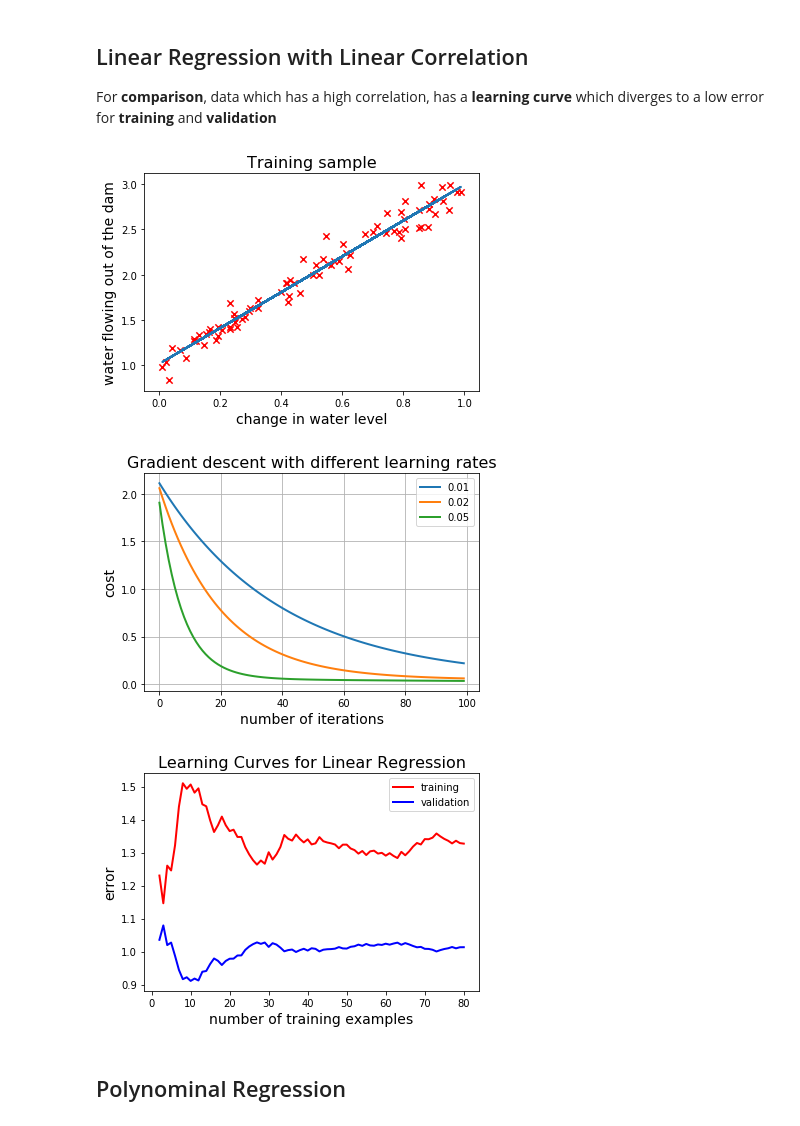
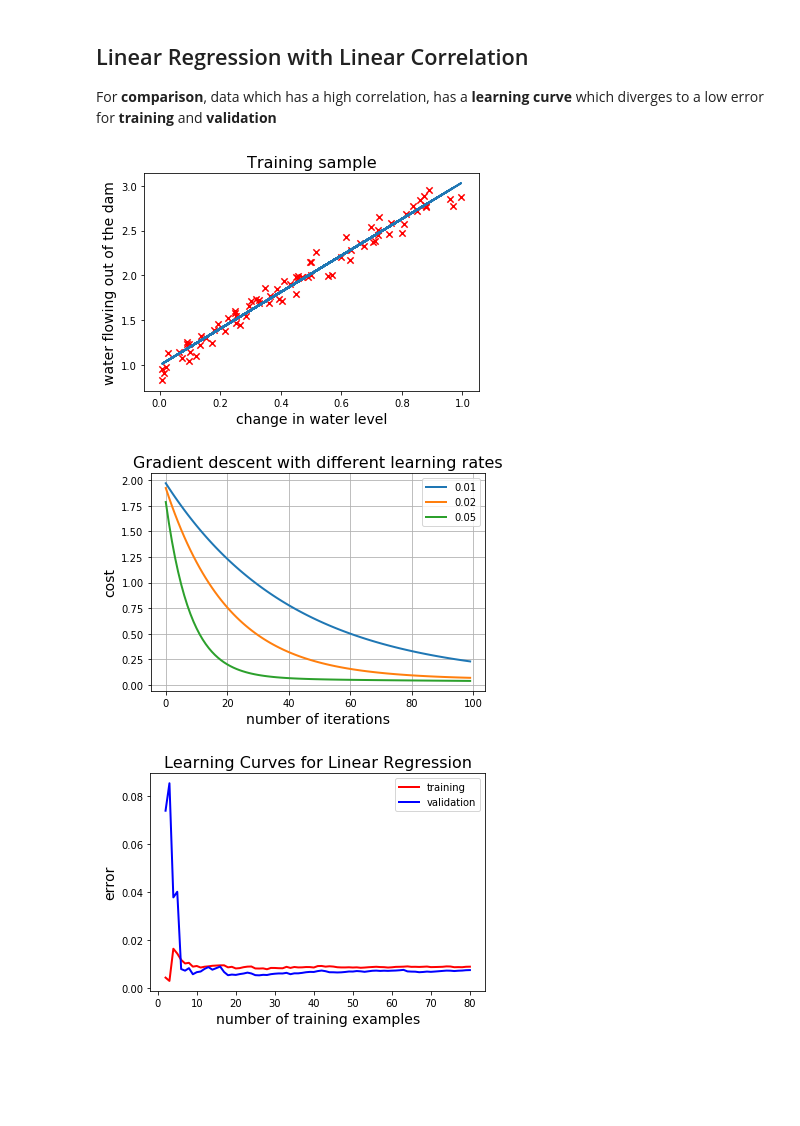
Before and after one commit to thomd/deep-learning-notes, a Jupyter notebook: learning-curves.ipynb, the cells around one changed output. Drawn from its saved outputs; the diff is of its cells as text; code cells hidden in the pictures; blank space fills up the shorter version.

Commit message:
learning curves

```diff
--- a/learning-curves.ipynb
+++ b/learning-curves.ipynb
@@ -46,12 +46,9 @@ def cost_gradient(theta, X, Y):
 
 def train_linear_regression(X, Y, alpha = 0.05, num_iters = 2000):
     cost_history = np.zeros(num_iters)
-    theta = np.zeros(X.shape[1]).reshape(2,1)
+    theta = np.zeros(X.shape[1]).reshape(X.shape[1], 1)
     for n in range(num_iters):
-        predictions = X @ theta
-        errors = predictions - Y
-        gradient = X.T @ errors
-        theta -= alpha * gradient / len(Y)
+        theta -= alpha * cost_gradient(theta, X, Y)
         cost_history[n] = cost(theta, X, Y)
     return theta, cost_history
 
@@ -92,11 +89,11 @@ We start with 2 **training examples** and increase them one by one.
 
 In each iteration, we’ll train a model and evaluate the **training error** on the existing training sample, and the **validation error** on the whole **validation sample**:
 # %%
-def learning_curves(X_train, Y_train, X_val, Y_val):
+def learning_curves(X_train, Y_train, X_val, Y_val, lr=0.0001):
     train_err = np.zeros(len(Y_train))
     val_err = np.zeros(len(Y_train))
     for i in range(1, len(Y_train)):
-        theta, _ = train_linear_regression(X_train[0:i+1, :], Y_train[0:i+1], 0.0001)
+        theta, _ = train_linear_regression(X_train[0:i+1, :], Y_train[0:i+1], lr)
         train_err[i] = cost(theta, X_train[0:i+1, :], Y_train[0:i+1])
         val_err[i] = cost(theta, X_val, Y_val)
 
@@ -154,7 +151,7 @@ plt.xlabel('change in water level', fontsize=14)
 plt.ylabel('water flowing out of the dam', fontsize=14)
 plt.title('Training sample', fontsize=16);
 # %% [output]
-[figure, old version]
+[figure, new version]
 # %%
 plt.figure()
 num_iters = 100
@@ -168,14 +165,12 @@ plt.ylabel("cost", fontsize=14)
 plt.legend(list(map(str, learning_rates)))
 plt.grid()
 # %% [output]
-[figure, old version]
+[figure, new version]
 # %%
 X_val_lg = insert_ones(x_val_lg)
 Y_val_lg = y_val_lg.reshape(len(y_val_lg), 1)
 
 plt.title("Learning Curves for Linear Regression", fontsize=16)
-learning_curves(X_train_lg, Y_train_lg, X_val_lg, Y_val_lg)
+learning_curves(X_train_lg, Y_train_lg, X_val_lg, Y_val_lg, 0.01)
 # %% [output]
-[figure, old version]
+[figure, new version]
-# %% [markdown]
-## Polynominal Regression
```
Also changed, not shown: parts of 16 cells of this notebook.
